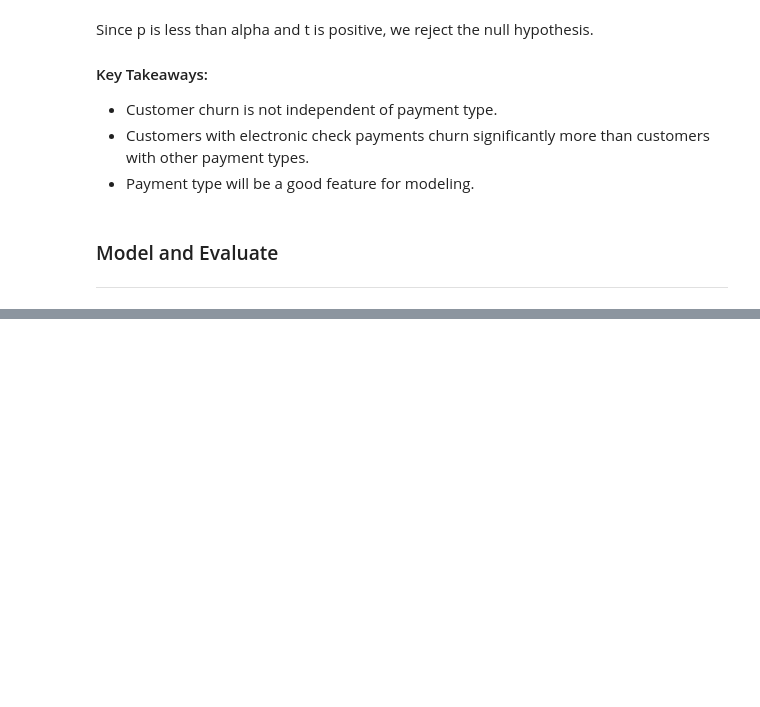
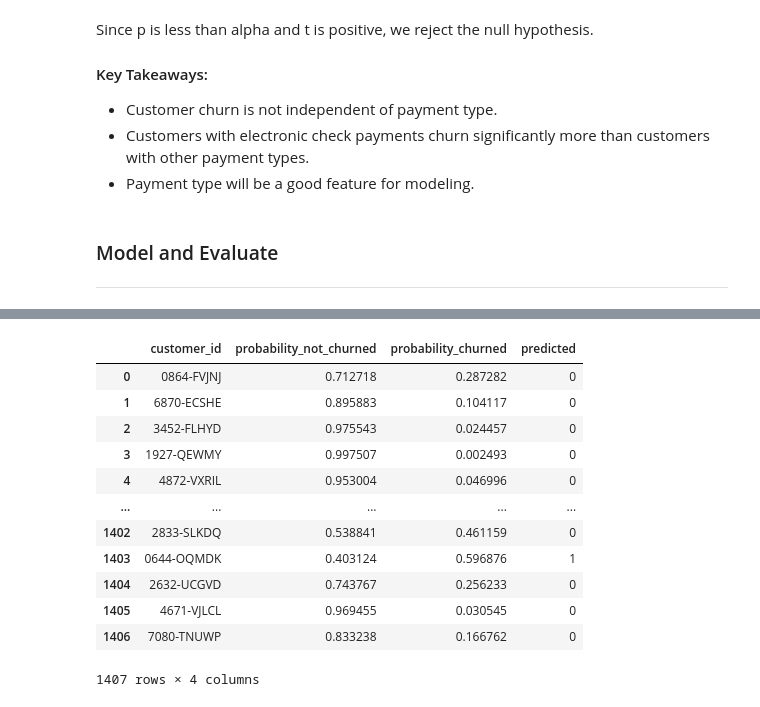
Before and after one commit to johnathon-smith/telco_churn_project, a Jupyter notebook: final_report.ipynb, the cells around one changed output, grey strips where cells are left out. Drawn from its saved outputs; the diff is of its cells as text; code cells hidden in the pictures; blank space fills up the shorter version.

```diff
--- a/final_report.ipynb
+++ b/final_report.ipynb
@@ -419,0 +471,3 @@ Since p is less than alpha and t is positive, we reject the null hypothesis.
+# %%
+clf, test_df = model.test_model(X_train, y_train, X_validate, y_validate, X_test, y_test)
+test_df.T
@@ -419,0 +492,17 @@ Since p is less than alpha and t is positive, we reject the null hypothesis.
+# %%
+csv_df = model.get_preds_df(test_explore, clf, X_test)
+csv_df
+# %% [output]
+|  | customer_id | probability_not_churned | probability_churned | predicted |
+| 0 | 0864-FVJNJ | 0.712718 | 0.287282 | 0 |
+| 1 | 6870-ECSHE | 0.895883 | 0.104117 | 0 |
+| 2 | 3452-FLHYD | 0.975543 | 0.024457 | 0 |
+| 3 | 1927-QEWMY | 0.997507 | 0.002493 | 0 |
+| 4 | 4872-VXRIL | 0.953004 | 0.046996 | 0 |
+| ... | ... | ... | ... | ... |
+| 1402 | 2833-SLKDQ | 0.538841 | 0.461159 | 0 |
+| 1403 | 0644-OQMDK | 0.403124 | 0.596876 | 1 |
+| 1404 | 2632-UCGVD | 0.743767 | 0.256233 | 0 |
+| 1405 | 4671-VJLCL | 0.969455 | 0.030545 | 0 |
+| 1406 | 7080-TNUWP | 0.833238 | 0.166762 | 0 |
+1407 rows × 4 columns
```
Also changed, not shown: parts of 16 cells of this notebook, 1 other file.
